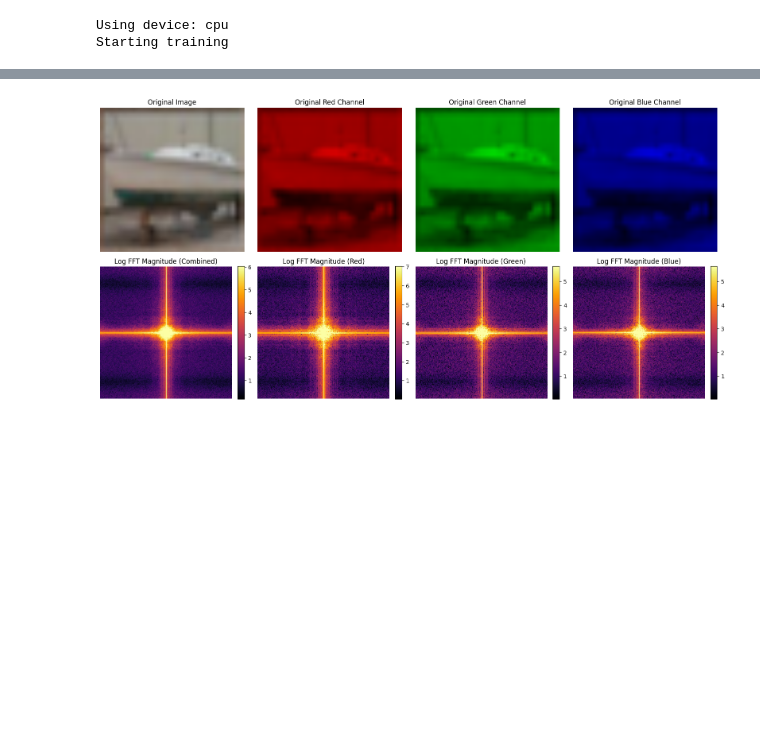
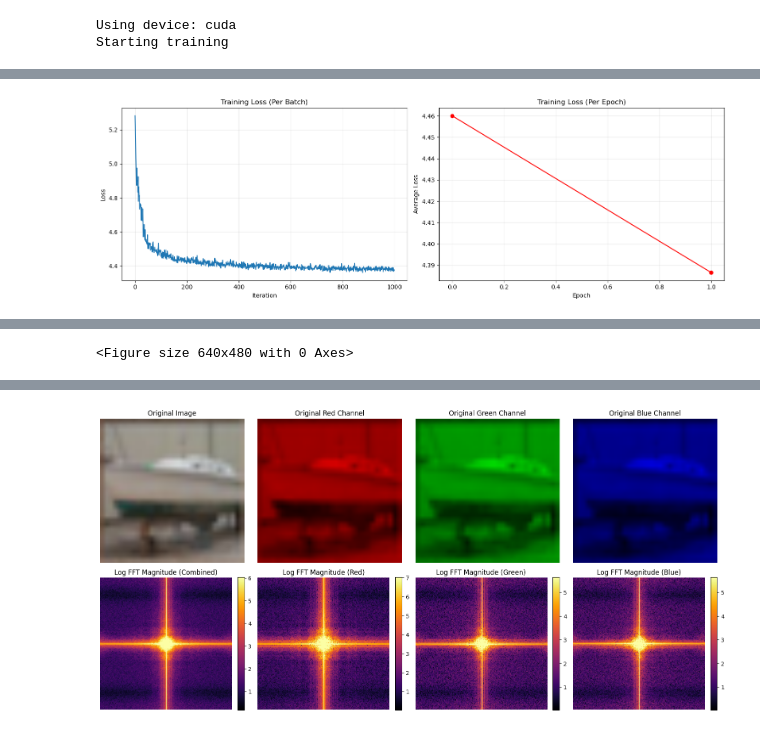
Before and after one commit to BosonicJustin/CLTheory, a Jupyter notebook: Isomorphic Augmentation Test.ipynb, the cells around one changed output, grey strips where cells are left out. Drawn from its saved outputs; the diff is of its cells as text; code cells hidden in the pictures; blank space fills up the shorter version.

```diff
--- a/Isomorphic Augmentation Test.ipynb
+++ b/Isomorphic Augmentation Test.ipynb
@@ -127,7 +153,7 @@ import matplotlib.pyplot as plt
 
 # Load non-pretrained ResNet50 and train with SimCLR
 resnet50 = models.resnet50(pretrained=False)
-trained_resnet50_identity, losses = SimCLR(resnet50, train_loader, nn.Identity(), 224, 224).train()
+trained_resnet50_identity, losses = SimCLR(resnet50, train_loader, nn.Identity(), 224, 224, epochs=2).train()
 
 # Create a figure for plotting the losses
 plt.figure(figsize=(15, 5))
@@ -148,18 +174,6 @@ plt.xlabel('Epoch')
 plt.ylabel('Average Loss')
 plt.grid(True, alpha=0.3)
 
-# Add a smoothed version of batch losses (optional)
-if len(losses['batch_losses']) > 100:
-    from scipy.ndimage import gaussian_filter1d
-
-    # Apply smoothing
-    smoothed_losses = gaussian_filter1d(losses['batch_losses'], sigma=50)
-
-    # Add to the first subplot
-    plt.subplot(1, 2, 1)
-    plt.plot(smoothed_losses, 'r-', alpha=0.7, linewidth=2, label='Smoothed')
-    plt.legend()
-
 plt.tight_layout()
 plt.show()
 
@@ -168,5 +182,5 @@ plt.savefig('simclr_training_losses.png', dpi=300, bbox_inches='tight')
 
 print(f"Final training loss: {losses['epoch_losses'][-1]:.4f}")
 # %% [output]
-Using device: cpu
+Using device: cuda
 Starting training
@@ -173,0 +199 @@ KeyboardInterrupt:
+[figure, added]
@@ -174,2 +201,3 @@ KeyboardInterrupt:
+<Figure size 640x480 with 0 Axes>
 # %%
 # Latent Space Evaluation tools
```
Also changed, not shown: parts of 5 cells of this notebook.
